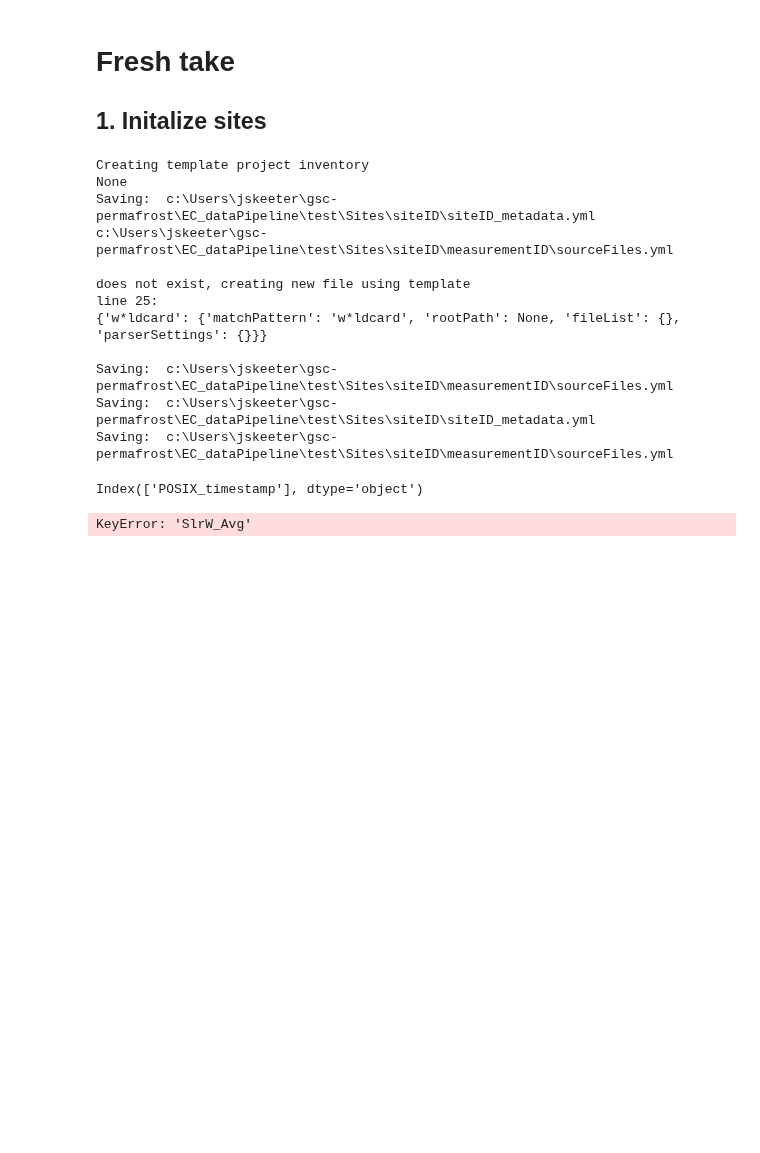
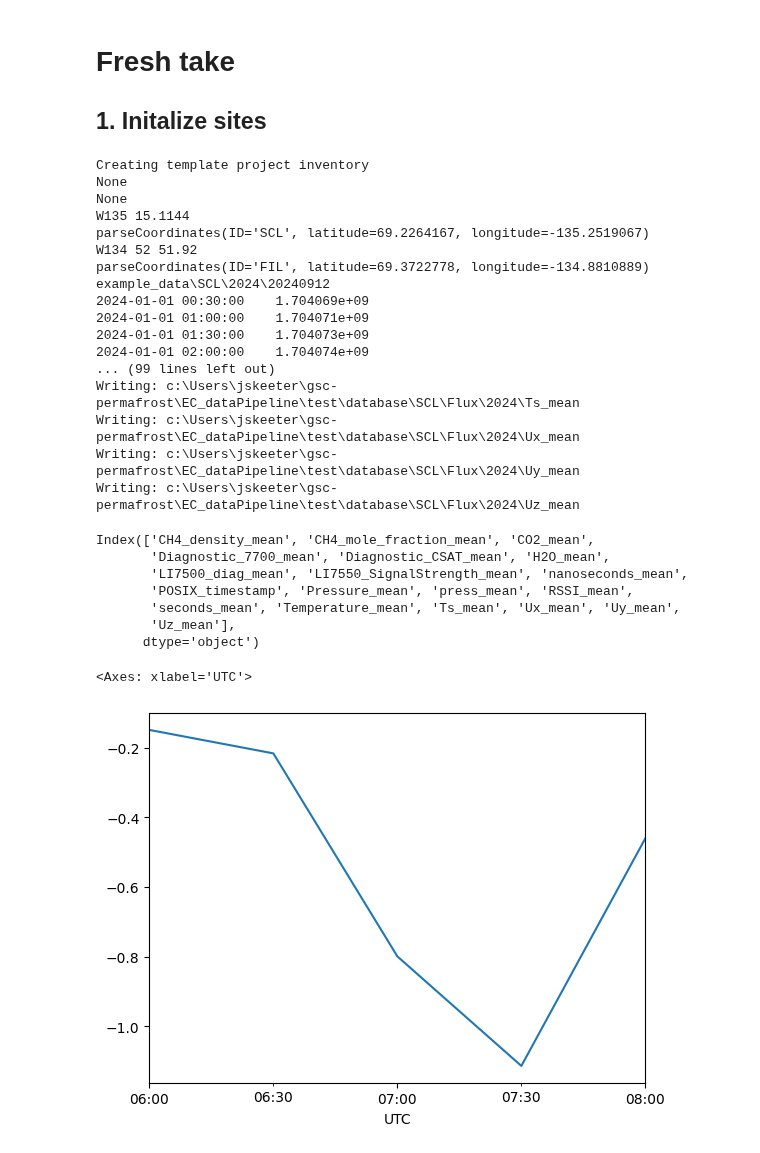
Before and after one commit to gsc-permafrost/EC_dataPipeline, a Jupyter notebook: NewDev.ipynb, the cells around one changed output. Drawn from its saved outputs; the diff is of its cells as text; code cells hidden in the pictures; blank space fills up the shorter version.

```diff
--- a/NewDev.ipynb
+++ b/NewDev.ipynb
@@ -19,46 +20,58 @@ try:
     shutil.rmtree(projectPath)
 except:
     pass
-db = dbPipeline.database(projectPath=projectPath,verbose=True,enableParallel=True)
+db = dbPipeline.database(projectPath=projectPath,verbose=False,enableParallel=True)
 Sites = loadDict(r'example_data\projectInventory_Template.yml')
 # print(Sites)
 
 db.projectInventory(newSites=Sites)
 
-# template = loadDict(r'example_data\source_Template.yml')
+template = loadDict(r'example_data\source_Template.yml')
 
 # print(template)
 
-# siteID,measurementID = 'SCL','Met'
+siteID,measurementID = 'SCL','Flux'
 
-# dpath = r'SCL\2024\20240912'
-# template[siteID][measurementID]['rootPath'] = os.path.join(data_dump,dpath)
-# print(template[siteID][measurementID]['rootPath'])
-# db.rawFileSearch(siteID,measurementID,template[siteID][measurementID])
+dpath = r'SCL\2024\20240912'
+template[siteID][measurementID]['rootPath'] = os.path.join(data_dump,dpath)
+print(template[siteID][measurementID]['rootPath'])
+db.rawFileSearch(siteID,measurementID,template[siteID][measurementID])
 # %% [output]
 Creating template project inventory
 None
-Saving:  c:\Users\jskeeter\gsc-permafrost\EC_dataPipeline\test\Sites\siteID\siteID_metadata.yml
-c:\Users\jskeeter\gsc-permafrost\EC_dataPipeline\test\Sites\siteID\measurementID\sourceFiles.yml
-
-does not exist, creating new file using template
-line 25:
-{'w*ldcard': {'matchPattern': 'w*ldcard', 'rootPath': None, 'fileList': {}, 'parserSettings': {}}}
-
-Saving:  c:\Users\jskeeter\gsc-permafrost\EC_dataPipeline\test\Sites\siteID\measurementID\sourceFiles.yml
-Saving:  c:\Users\jskeeter\gsc-permafrost\EC_dataPipeline\test\Sites\siteID\siteID_metadata.yml
-Saving:  c:\Users\jskeeter\gsc-permafrost\EC_dataPipeline\test\Sites\siteID\measurementID\sourceFiles.yml
+None
+W135 15.1144
+parseCoordinates(ID='SCL', latitude=69.2264167, longitude=-135.2519067)
+W134 52 51.92
+parseCoordinates(ID='FIL', latitude=69.3722778, longitude=-134.8810889)
+example_data\SCL\2024\20240912
+2024-01-01 00:30:00    1.704069e+09
+2024-01-01 01:00:00    1.704071e+09
+2024-01-01 01:30:00    1.704073e+09
+2024-01-01 02:00:00    1.704074e+09
+... (99 lines left out)
+Writing: c:\Users\jskeeter\gsc-permafrost\EC_dataPipeline\test\database\SCL\Flux\2024\Ts_mean
+Writing: c:\Users\jskeeter\gsc-permafrost\EC_dataPipeline\test\database\SCL\Flux\2024\Ux_mean
+Writing: c:\Users\jskeeter\gsc-permafrost\EC_dataPipeline\test\database\SCL\Flux\2024\Uy_mean
+Writing: c:\Users\jskeeter\gsc-permafrost\EC_dataPipeline\test\database\SCL\Flux\2024\Uz_mean
 # %%
 %autoreload 2
 
-df = dbPipeline.databaseFolder(path=r'C:\Users\jskeeter\gsc-permafrost\EC_dataPipeline\test\database\SCL\Met',Years=[2024])
+df = dbPipeline.databaseFolder(path=r'C:\Users\jskeeter\gsc-permafrost\EC_dataPipeline\test\database\SCL\Flux',Years=[2024])
 df.dataOut.columns
 # %% [output]
-Index(['POSIX_timestamp'], dtype='object')
+Index(['CH4_density_mean', 'CH4_mole_fraction_mean', 'CO2_mean',
+       'Diagnostic_7700_mean', 'Diagnostic_CSAT_mean', 'H2O_mean',
+       'LI7500_diag_mean', 'LI7550_SignalStrength_mean', 'nanoseconds_mean',
+       'POSIX_timestamp', 'Pressure_mean', 'press_mean', 'RSSI_mean',
+       'seconds_mean', 'Temperature_mean', 'Ts_mean', 'Ux_mean', 'Uy_mean',
+       'Uz_mean'],
+      dtype='object')
 # %%
-df.dataOut.loc[df.dataOut['SlrW_Avg']<df.dataOut['SlrW_Avg'].quantile(.99),'SlrW_Avg'].plot()#.to_csv(r'C:\Users\jskeeter\OneDrive - NRCan RNCan\Documents\Presentations\CANCH4\Data\SCL_met.csv')
+df.dataOut['CH4_density_mean'].dropna().plot()#.to_csv(r'C:\Users\jskeeter\OneDrive - NRCan RNCan\Documents\Presentations\CANCH4\Data\SCL_met.csv')
 # %% [output]
-KeyError: 'SlrW_Avg'
+<Axes: xlabel='UTC'>
+[figure, added]
 # %%
 from parseFiles.helperFunctions.loadDict import loadDict
 # importlib.reload(dbPipeline)
```
Also changed, not shown: parts of 1 cell of this notebook.
